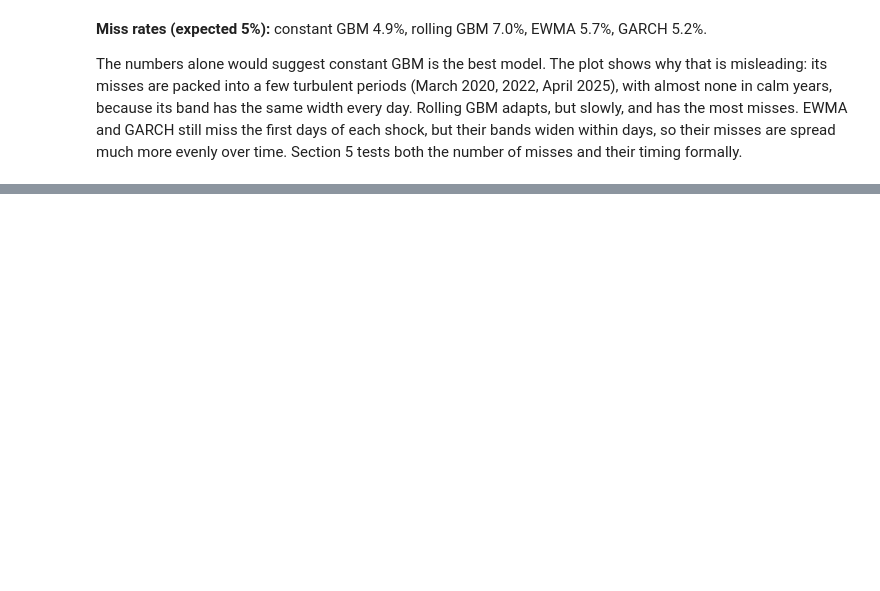
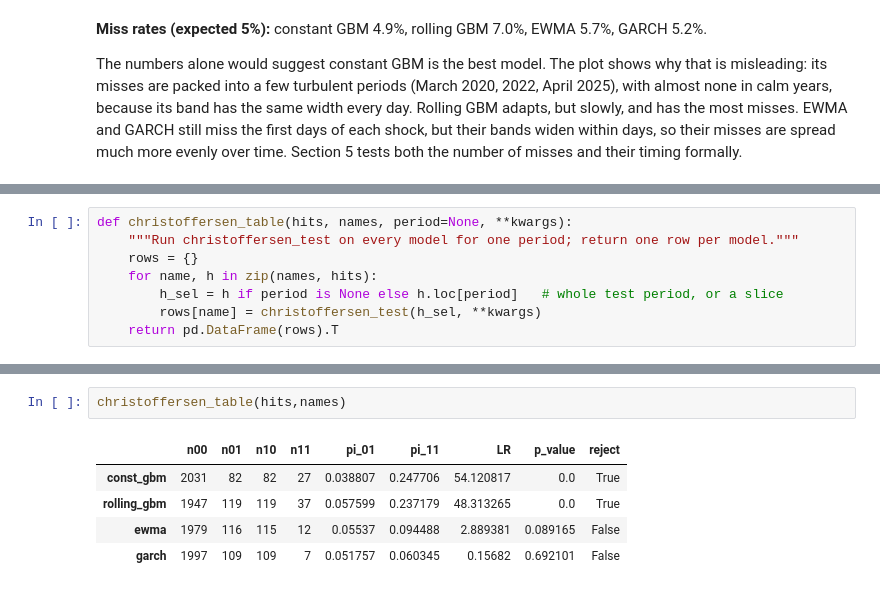
Before and after one commit to Harry140896/Volatility-band-width, a Jupyter notebook: volatility_band_width.ipynb, the cells around one changed output, grey strips where cells are left out. Saved outputs shown, nothing was run; the diff lists cells and outputs as text; blank space fills up the shorter version.

```diff
--- a/volatility_band_width.ipynb
+++ b/volatility_band_width.ipynb
@@ -452,0 +540,8 @@ The numbers alone would suggest constant GBM is the best model. The plot shows w
+# %%
+def christoffersen_table(hits, names, period=None, **kwargs):
+    """Run christoffersen_test on every model for one period; return one row per model."""
+    rows = {}
+    for name, h in zip(names, hits):
+        h_sel = h if period is None else h.loc[period]   # whole test period, or a slice
+        rows[name] = christoffersen_test(h_sel, **kwargs)
+    return pd.DataFrame(rows).T
@@ -452,0 +561,8 @@ The numbers alone would suggest constant GBM is the best model. The plot shows w
+# %%
+christoffersen_table(hits,names)
+# %% [output]
+|  | n00 | n01 | n10 | n11 | pi_01 | pi_11 | LR | p_value | reject |
+| const_gbm | 2031 | 82 | 82 | 27 | 0.038807 | 0.247706 | 54.120817 | 0.0 | True |
+| rolling_gbm | 1947 | 119 | 119 | 37 | 0.057599 | 0.237179 | 48.313265 | 0.0 | True |
+| ewma | 1979 | 116 | 115 | 12 | 0.05537 | 0.094488 | 2.889381 | 0.089165 | False |
+| garch | 1997 | 109 | 109 | 7 | 0.051757 | 0.060345 | 0.15682 | 0.692101 | False |
```
Also changed, not shown: parts of 19 cells of this notebook, 4 other files.
